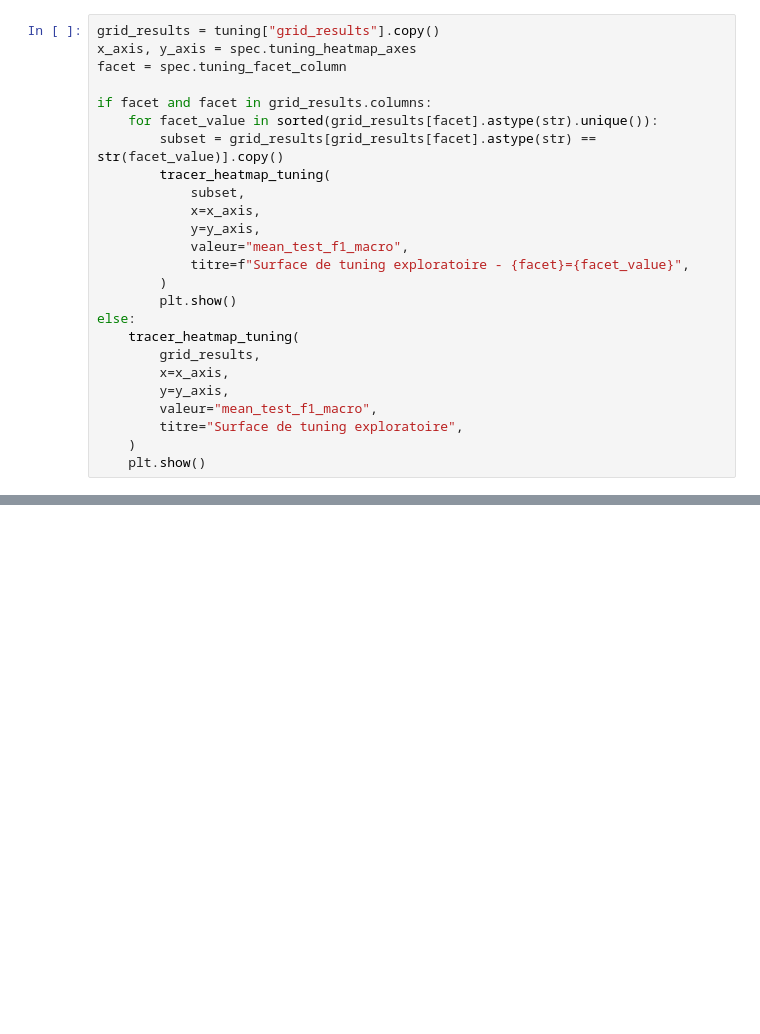
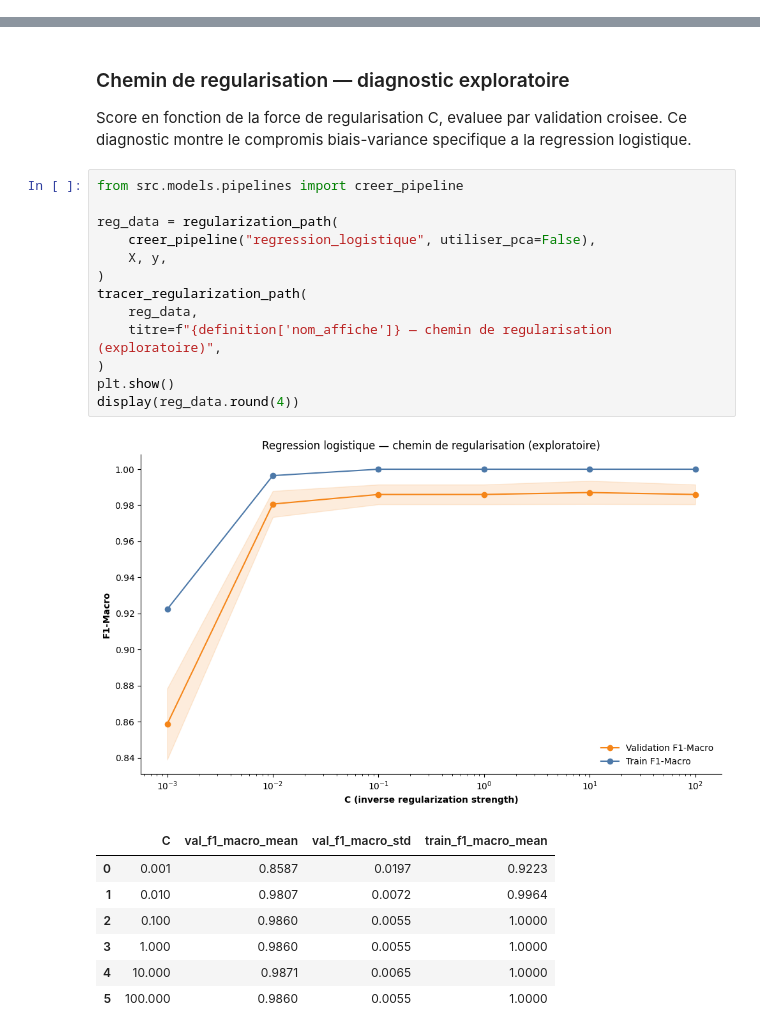
Before and after one commit to Mouloud08/leaf-classification-ml, a Jupyter notebook: notebooks/03_Modele_Regression_Logistique.ipynb, the cells around one changed output, grey strips where cells are left out. Drawn from its saved outputs; the diff is of its cells as text; blank space fills up the shorter version.

Commit message:
notebooks finaux, manque la combinaison de modeles seulement

```diff
--- a/notebooks/03_Modele_Regression_Logistique.ipynb
+++ b/notebooks/03_Modele_Regression_Logistique.ipynb
@@ -266,25 +103,0 @@ interne, sans lui attribuer une valeur confirmatoire superieure a la nested CV.
-# %%
-grid_results = tuning["grid_results"].copy()
-x_axis, y_axis = spec.tuning_heatmap_axes
-facet = spec.tuning_facet_column
-
-if facet and facet in grid_results.columns:
-    for facet_value in sorted(grid_results[facet].astype(str).unique()):
-        subset = grid_results[grid_results[facet].astype(str) == str(facet_value)].copy()
-        tracer_heatmap_tuning(
-            subset,
-            x=x_axis,
-            y=y_axis,
-            valeur="mean_test_f1_macro",
-            titre=f"Surface de tuning exploratoire - {facet}={facet_value}",
-        )
-        plt.show()
-else:
-    tracer_heatmap_tuning(
-        grid_results,
-        x=x_axis,
-        y=y_axis,
-        valeur="mean_test_f1_macro",
-        titre="Surface de tuning exploratoire",
-    )
-    plt.show()
@@ -330,0 +425,27 @@ display(artefacts)
+# %% [markdown]
+### Chemin de regularisation — diagnostic exploratoire
+
+Score en fonction de la force de regularisation C, evaluee par validation croisee.
+Ce diagnostic montre le compromis biais-variance specifique a la regression logistique.
+# %%
+from src.models.pipelines import creer_pipeline
+
+reg_data = regularization_path(
+    creer_pipeline("regression_logistique", utiliser_pca=False),
+    X, y,
+)
+tracer_regularization_path(
+    reg_data,
+    titre=f"{definition['nom_affiche']} — chemin de regularisation (exploratoire)",
+)
+plt.show()
+display(reg_data.round(4))
+# %% [output]
+[figure, added]
+|  | C | val_f1_macro_mean | val_f1_macro_std | train_f1_macro_mean |
+| 0 | 0.001 | 0.8587 | 0.0197 | 0.9223 |
+| 1 | 0.010 | 0.9807 | 0.0072 | 0.9964 |
+| 2 | 0.100 | 0.9860 | 0.0055 | 1.0000 |
+| 3 | 1.000 | 0.9860 | 0.0055 | 1.0000 |
+| 4 | 10.000 | 0.9871 | 0.0065 | 1.0000 |
+| 5 | 100.000 | 0.9860 | 0.0055 | 1.0000 |
```
Also changed, not shown: parts of 32 cells of this notebook, 48 other files.
